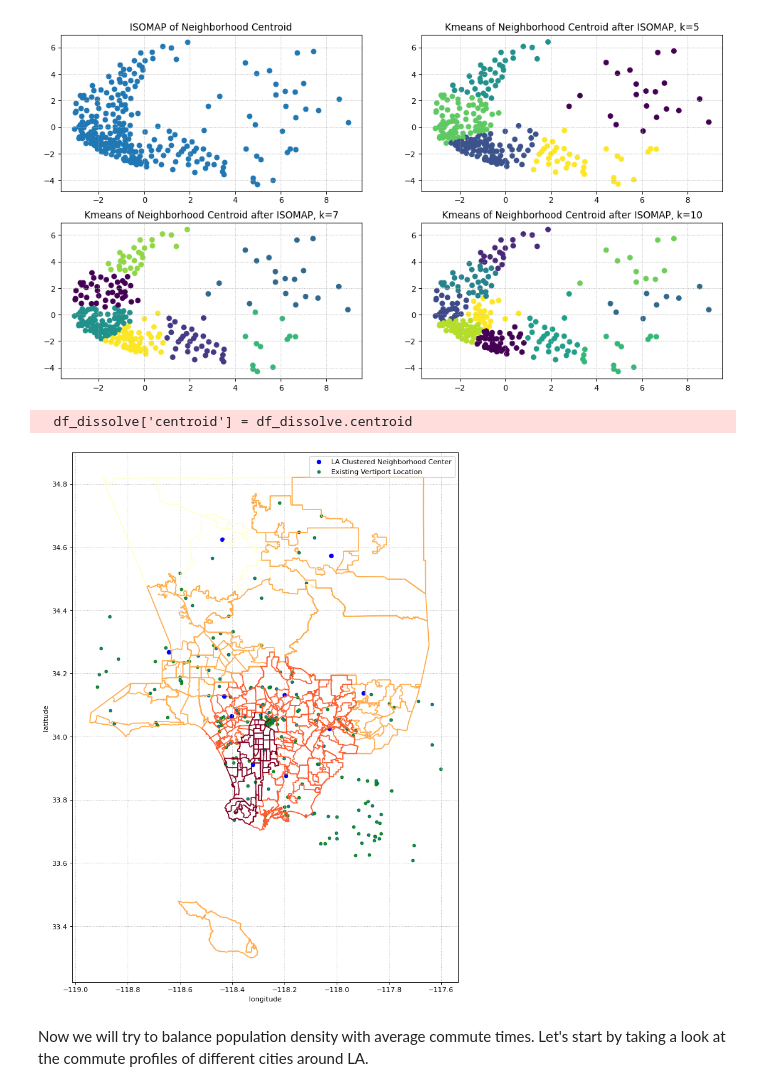
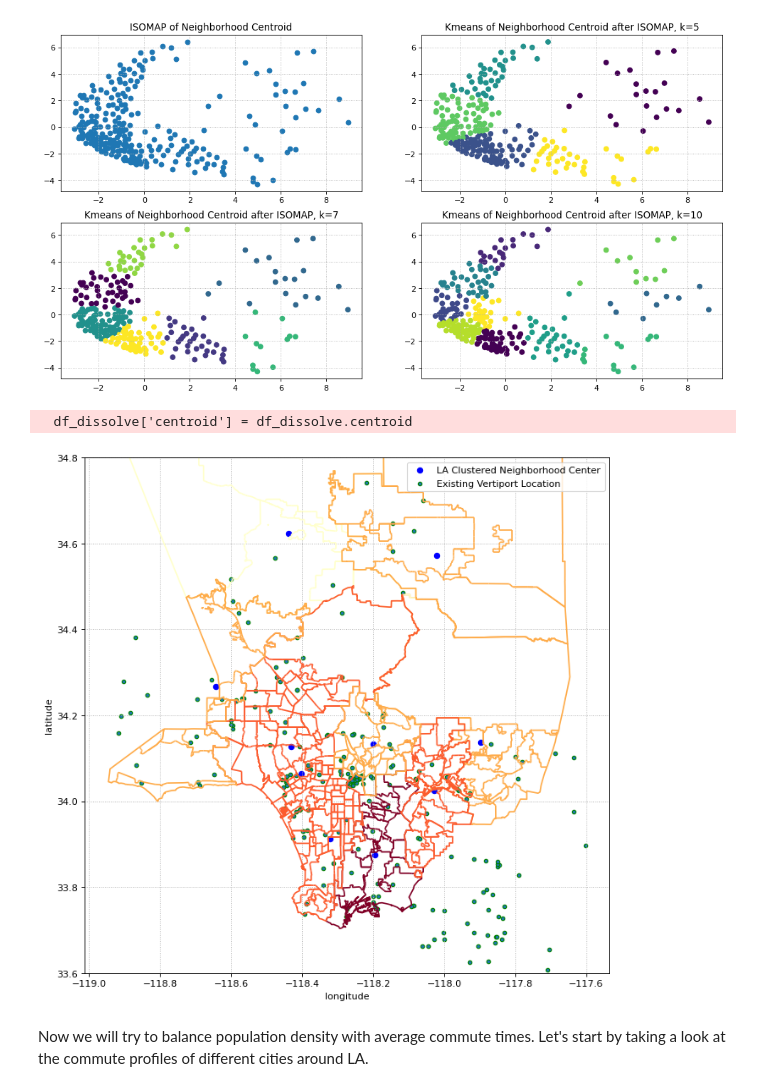
Before and after one commit to guanch1984/evtol-planning, a Jupyter notebook: geopanda_la_neighborhood.ipynb, the cells around one changed output. Saved outputs shown, nothing was run; the diff lists cells and outputs as text; code cells hidden in the pictures.

```diff
--- a/geopanda_la_neighborhood.ipynb
+++ b/geopanda_la_neighborhood.ipynb
@@ -27,6 +27,7 @@ del df['set']
 del df['metadata']
 del df['resource_uri']
 df = df.rename(columns={'Population per Sqmi':'pop_density'})
+df['pop'] = round(df['pop_density'] * df['area'] * 2000 *2.25)
 # %% [output]
   geo_la_neighborhood["area"] = geo_la_neighborhood.area
 
@@ -59,12 +62,12 @@ ax.grid(linestyle=':')
 # %%
 from scipy.sparse import csr_matrix
-df_centroid = pd.DataFrame(df[['name','centroid','pop_density']])
+df_centroid = pd.DataFrame(df[['name','centroid','pop']])
 n = len(df_centroid)
 df_centroid['idx'] = df_centroid.index
 # Cartesian product to calculate distance between all centroid pairs
 centroid_pair = df_centroid.merge(df_centroid, how='cross')
 centroid_pair['distance']=centroid_pair.apply(lambda x: x['centroid_x'].distance(x['centroid_y']), axis=1)
-centroid_pair['total_pop']=centroid_pair.apply(lambda x: x['pop_density_x'] + x['pop_density_y'], axis=1)
+centroid_pair['total_pop']=centroid_pair.apply(lambda x: x['pop_x'] + x['pop_y'], axis=1)
 # distance matrix
 D = csr_matrix((centroid_pair['distance'], (centroid_pair['idx_x'], centroid_pair['idx_y'])), shape=(n,n))
 # population matrix
@@ -114,24 +118,26 @@ ax[1,1].grid(linestyle=':')
 # %%
 df['label']=kmeans_10.labels_
 
 df_pre_dissolve = geopandas.GeoDataFrame(df, geometry=df['boundary'])
-df_dissolve = df[['geometry', 'pop_density', 'label']].dissolve(by='label', aggfunc='sum')
+df_dissolve = df[['geometry', 'pop', 'label']].dissolve(by='label', aggfunc='sum')
 # df_dissolve = df_dissolve.to_crs('EPSG:3395')
 df_dissolve['centroid'] = df_dissolve.centroid
 
 fig, ax = plt.subplots(figsize=(10,15), dpi=80)
-df_dissolve.plot(ax=ax,column = 'pop_density', scheme='Percentiles', cmap='YlOrRd')
+df_dissolve.plot(ax=ax,column = 'pop', scheme='Percentiles', cmap='YlOrRd')
 df_dissolve_c = geopandas.GeoDataFrame(df_dissolve)
 df_dissolve_c['geometry'] = df_dissolve_c['centroid']
 df_dissolve_c.plot(ax=ax, color='blue', markersize=32, label='LA Clustered Neighborhood Center')
 ax.scatter(df_vertiport_la['SHAPE_X'], df_vertiport_la['SHAPE_Y'], s=16, edgecolors='green', label='Existing Vertiport Location')
 ax.set_xlabel('longitude')
 ax.set_ylabel('latitude')
+ax.set_ylim(33.6,34.8)
 ax.legend()
 ax.grid(linestyle=':')
+plt.savefig('proj04.png')
 # %% [output]
   df_dissolve['centroid'] = df_dissolve.centroid
-[figure, old version]
+[figure, new version]
 # %% [markdown]
 Now we will try to balance population density with average commute times. Let's start by taking a look at the commute profiles of different cities around LA.
 # %%
```
Also changed, not shown: parts of 7 cells of this notebook, 4 other files.
